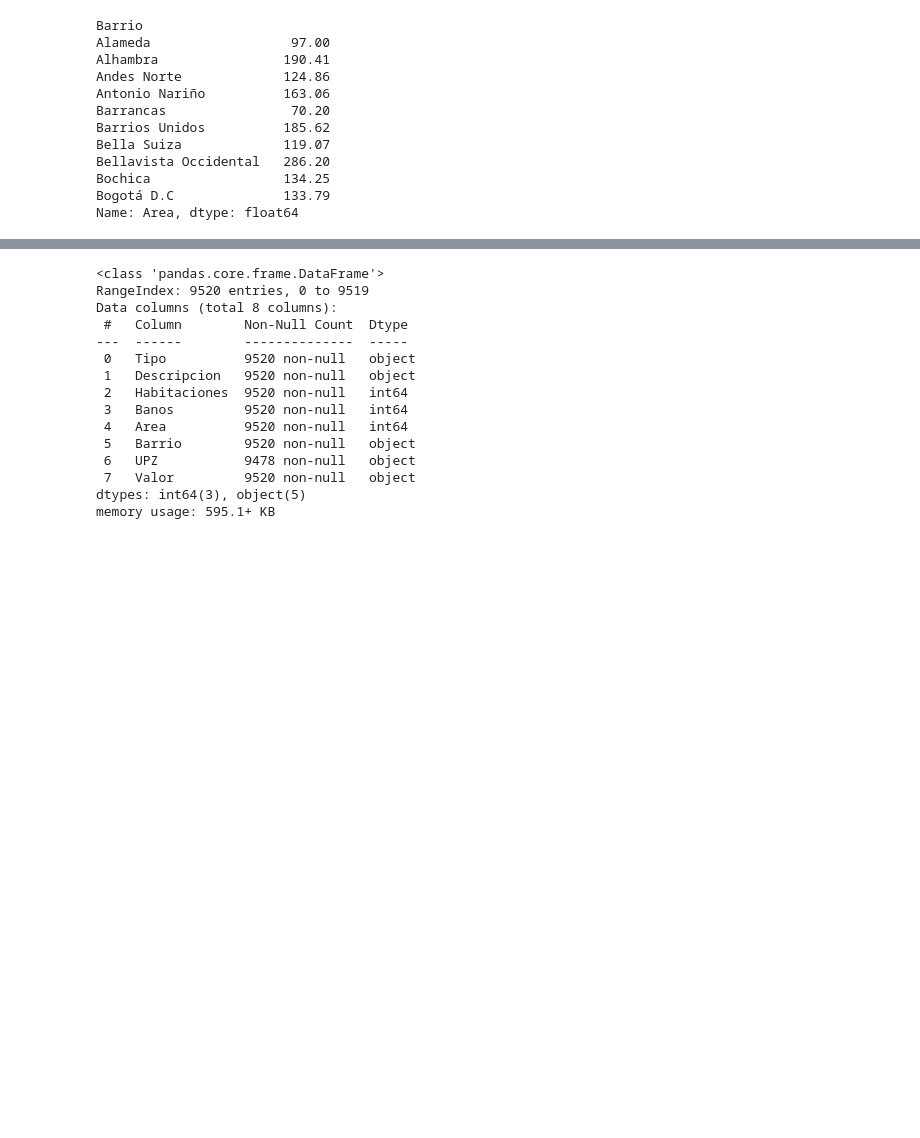
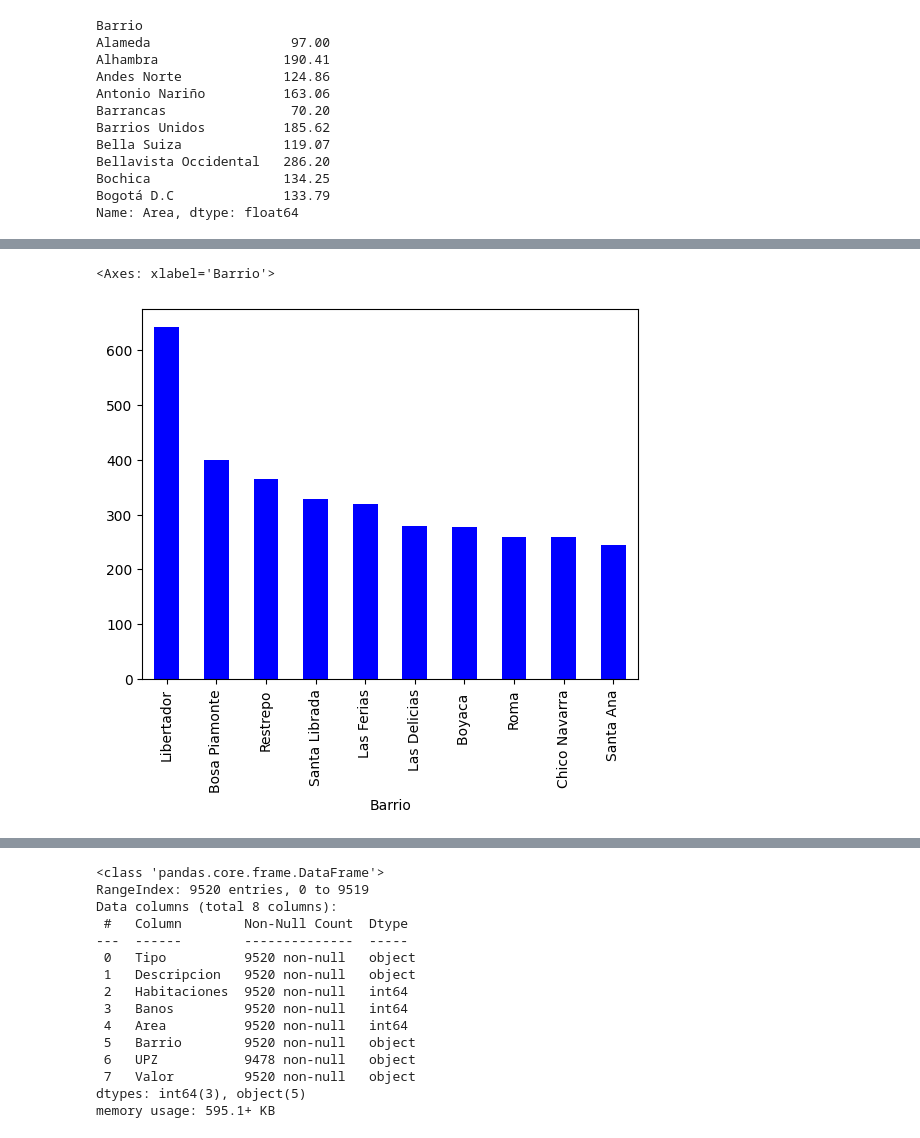
Before and after one commit to PromFer084/InmersionEnDatos, a Jupyter notebook: InmersionEnDatosAula1.ipynb, the cells around one changed output, grey strips where cells are left out. Saved outputs shown, nothing was run; the diff lists cells and outputs as text; code cells hidden in the pictures; blank space fills up the shorter version.

```diff
--- a/InmersionEnDatosAula1.ipynb
+++ b/InmersionEnDatosAula1.ipynb
@@ -252,0 +262,8 @@ datos.head(10).plot.bar()
+# %%
+#Solucion 2
+
+promedio_area = inmuebles.groupby('Barrio')['Area'].median() # en este caso usamos median, para poder usar los datos mas limpios
+promedio_area.sort_values(ascending=False).head(10).plot.bar(color="blue")
+# %% [output]
+<Axes: xlabel='Barrio'>
+[figure, added]
```
Also changed, not shown: parts of 14 cells of this notebook.
